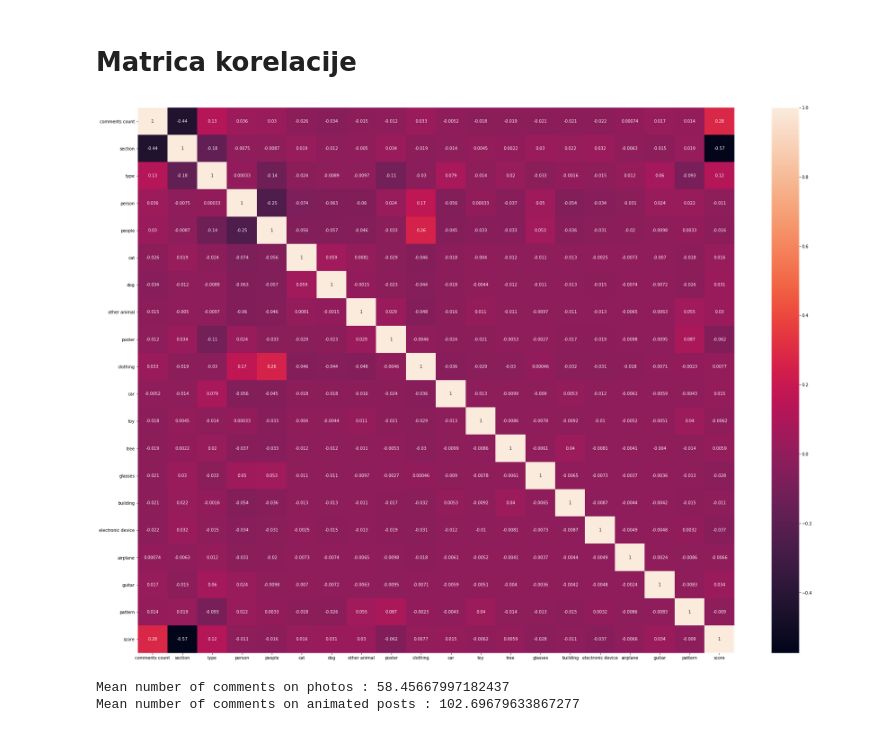
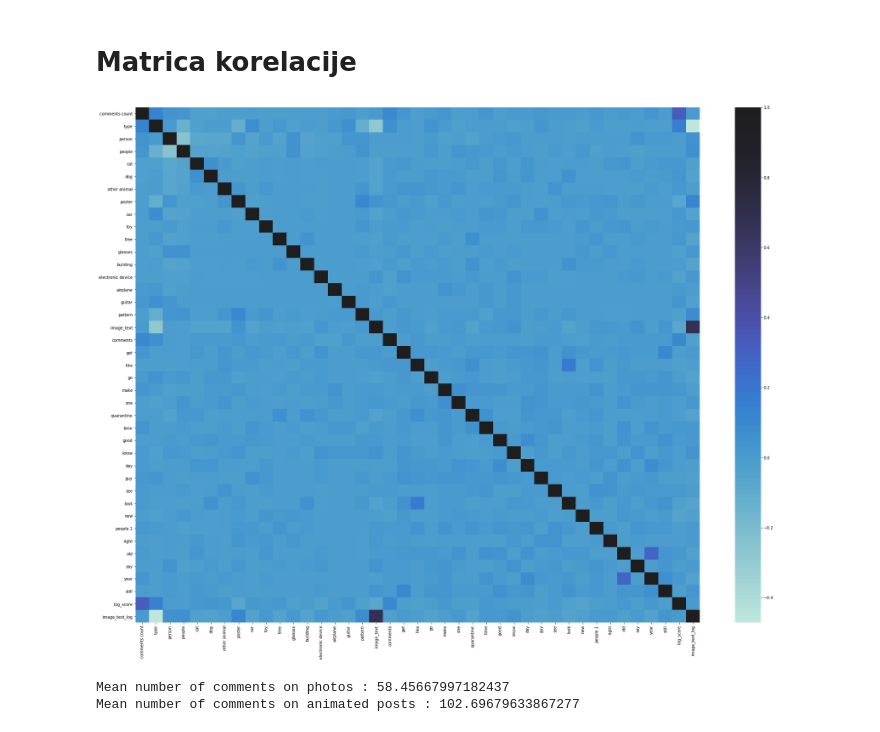
Before and after one commit to SimicSvetislav/9gag-post-popularity-prediction, a Jupyter notebook: notebooks/visualization.ipynb, the cells around one changed output. Saved outputs shown, nothing was run; the diff lists cells and outputs as text; code cells hidden in the pictures.

```diff
--- a/notebooks/visualization.ipynb
+++ b/notebooks/visualization.ipynb
@@ -6,6 +6,6 @@ import seaborn as sb
 # %%
 plt.rcParams["figure.figsize"] = (12,8)
 # %%
-dataset = pd.read_csv('../features_complete_v2.csv')
+dataset = pd.read_csv('../features_complete_v3.csv')
 dataset.shape
 # %% [output]
@@ -26,7 +26,7 @@ dataset.describe()
 # %%
-dataset = dataset[['comments count', 'section', 'type', 'person', 'people', 'cat', 'dog', 'other animal',
-                   'poster', 'clothing', 'car', 'toy', 'tree', 'glasses', 'building', 'electronic device',
-                   'airplane', 'guitar', 'pattern', 'score']]
+# dataset = dataset[['comments count', 'section', 'type', 'person', 'people', 'cat', 'dog', 'other animal',
+#                   'poster', 'clothing', 'car', 'toy', 'tree', 'glasses', 'building', 'electronic device',
+#                   'airplane', 'guitar', 'pattern', 'score']]
 # %%
 dataset.describe()
 # %% [output]
@@ -49,8 +49,8 @@ sb.distplot(dataset['score'], bins=200, kde=False)
 # %%
-scores = np.where(dataset['score'] > 0.1, dataset['score'], 0.1)
+# scores = np.where(dataset['score'] > 0.1, dataset['score'], 0.1)
 
-dataset['score_log'] = np.log10(scores)
+# dataset['score_log'] = np.log10(scores)
 
-sb.distplot(dataset['score_log'], bins=200, kde=False)
+sb.distplot(dataset['log_score'], bins=200, kde=True)
 # %% [output]
 <matplotlib.axes._subplots.AxesSubplot at 0x...>
@@ -145,0 +153,6 @@ Mean for animated : 18.053754514960364
+# %%
+ccs = dataset['comments count']
+
+dataset['log_cc'] = np.log10(ccs+1)
+
+sb.distplot(dataset['log_cc'], bins=200, kde=True)
@@ -182,11 +221,19 @@ sb.boxplot(x=dataset['comments count'])
 # %% [markdown]
 # Matrica korelacije
 # %%
+copy_dataset = dataset.copy()
+
+del copy_dataset['score']
+del copy_dataset['clothing']
+del copy_dataset['section']
+
+copy_dataset['image_text_log'] = stats.boxcox(copy_dataset['image_text']+1, 0)
+
 plt.rcParams["figure.figsize"] = (32,24)
-sb.heatmap(dataset.corr(), annot=True)
+sb.heatmap(copy_dataset.corr(), annot=False, center=1)
 plt.rcParams["figure.figsize"] = (12,8)
 # %% [output]
-[figure, old version]
+[figure, new version]
 # %%
 # Broj komentara po tipu
 photos = dataset.loc[dataset['type'] == 1]
```
Also changed, not shown: parts of 25 cells of this notebook, 4 other files.
